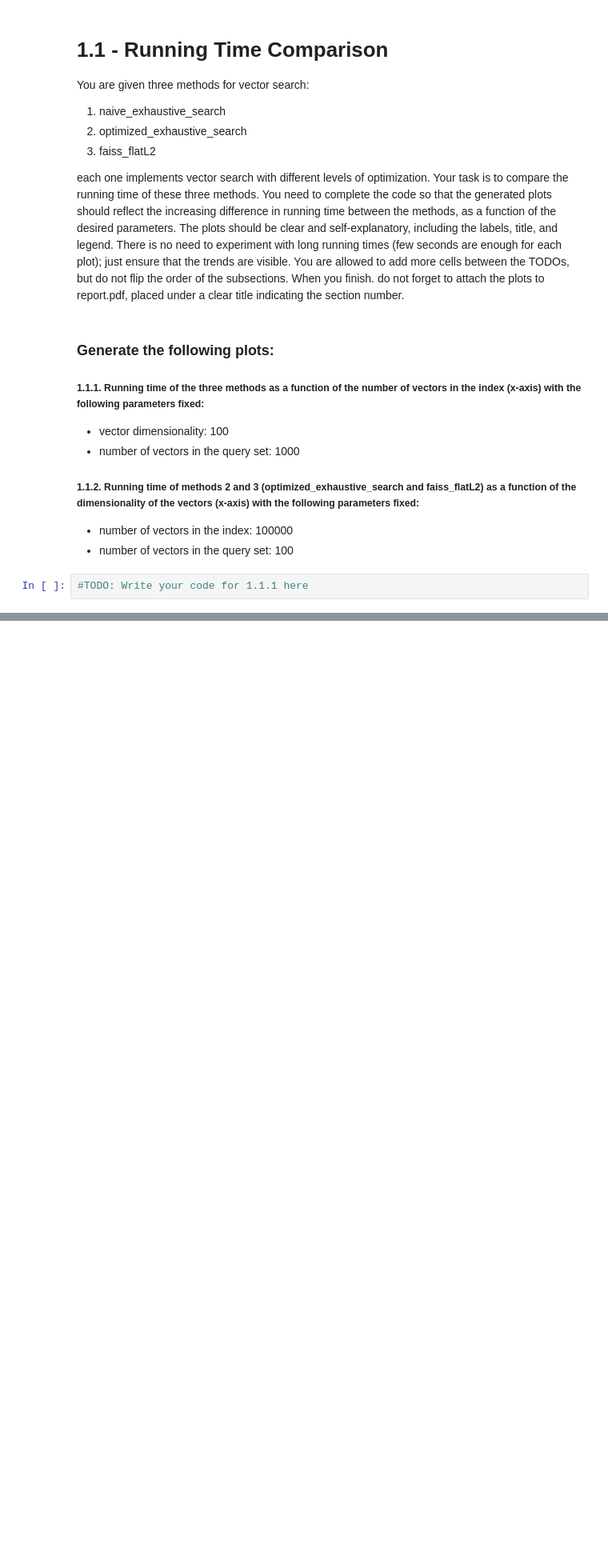
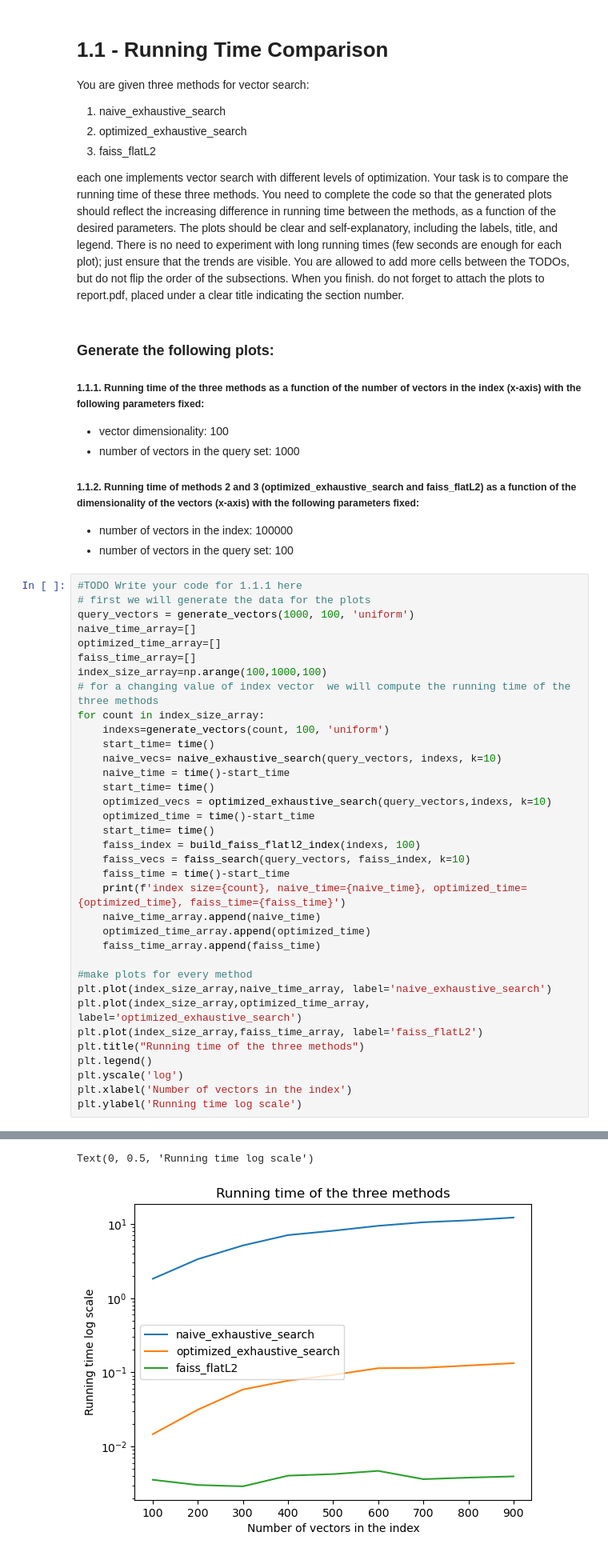
Before and after one commit to DataAnalysisAndVisualization/HW1, a Jupyter notebook: Part 1.ipynb, the cells around one changed output, grey strips where cells are left out. Shown at 80% size. Drawn from its saved outputs; the diff is of its cells as text; blank space fills up the shorter version.

```diff
--- a/Part 1.ipynb
+++ b/Part 1.ipynb
@@ -158,4 +156,38 @@ When you finish. do not forget to attach the plots to report.pdf, placed under a
 * number of vectors in the index: 100000
 * number of vectors in the query set: 100
 # %%
-#TODO: Write your code for 1.1.1 here
+#TODO Write your code for 1.1.1 here
+# first we will generate the data for the plots
+query_vectors = generate_vectors(1000, 100, 'uniform')
+naive_time_array=[]
+optimized_time_array=[]
+faiss_time_array=[]
+index_size_array=np.arange(100,1000,100)
+# for a changing value of index vector  we will compute the running time of the three methods
+for count in index_size_array:
+    indexs=generate_vectors(count, 100, 'uniform')
+    start_time= time()
+    naive_vecs= naive_exhaustive_search(query_vectors, indexs, k=10)
+    naive_time = time()-start_time
+    start_time= time()
+    optimized_vecs = optimized_exhaustive_search(query_vectors,indexs, k=10)
+    optimized_time = time()-start_time
+    start_time= time()
+    faiss_index = build_faiss_flatl2_index(indexs, 100)
+    faiss_vecs = faiss_search(query_vectors, faiss_index, k=10)
+    faiss_time = time()-start_time
+    print(f'index size={count}, naive_time={naive_time}, optimized_time={optimized_time}, faiss_time={faiss_time}')
+    naive_time_array.append(naive_time)
+    optimized_time_array.append(optimized_time)
+    faiss_time_array.append(faiss_time)
+
+#make plots for every method
+plt.plot(index_size_array,naive_time_array, label='naive_exhaustive_search')
+plt.plot(index_size_array,optimized_time_array, label='optimized_exhaustive_search')
+plt.plot(index_size_array,faiss_time_array, label='faiss_flatL2')
+plt.title("Running time of the three methods")
+plt.legend()
+plt.yscale('log')
+plt.xlabel('Number of vectors in the index')
+plt.ylabel('Running time log scale')
+# %% [output]
@@ -162,2 +203,4 @@ When you finish. do not forget to attach the plots to report.pdf, placed under a
+Text(0, 0.5, 'Running time log scale')
+[figure, added]
 # %%
 #TODO Write your code for 1.1.2 here
```
Also changed, not shown: parts of 6 cells of this notebook.
